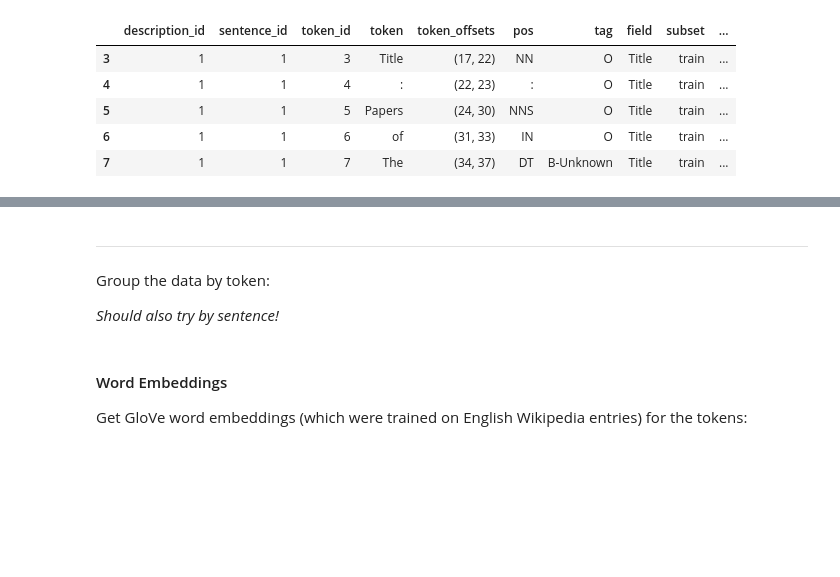
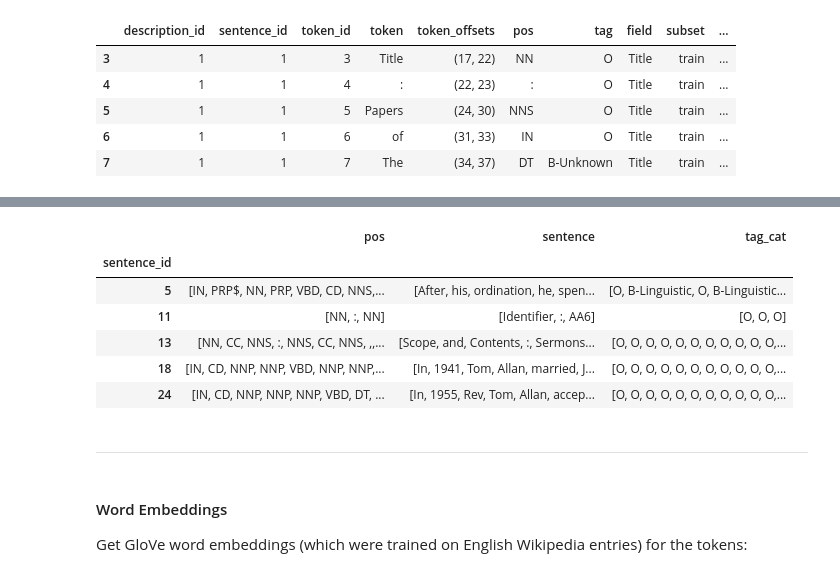
Before and after one commit to thegoose20/gender-bias, a Jupyter notebook: token_classification/BaselineTokenClassifiers_Categories.ipynb, the cells around one changed output, grey strips where cells are left out. Cells and saved outputs as stored; diff of their text form; code cells hidden in the pictures; blank space fills up the shorter version.

```diff
--- a/token_classification/BaselineTokenClassifiers_Categories.ipynb
+++ b/token_classification/BaselineTokenClassifiers_Categories.ipynb
@@ -165,0 +190,17 @@ df_dev.head()
+# %%
+cols_to_keep = ["sentence_id", "pos", "token", "tag_cat"]
+# %%
+df_train_ling_grouped = utils.implodeDataFrame(df_train_ling[cols_to_keep], ["sentence_id"])
+df_dev_ling_grouped = utils.implodeDataFrame(df_dev_ling[cols_to_keep], ["sentence_id"])
+# %%
+df_train_ling_grouped = df_train_ling_grouped.rename(columns={"token":"sentence"})
+df_dev_ling_grouped = df_dev_ling_grouped.rename(columns={"token":"sentence"})
+df_dev_ling_grouped.head()
+# %% [output]
+|  | pos | sentence | tag_cat |
+| sentence_id |  |  |  |
+| 5 | [IN, PRP$, NN, PRP, VBD, CD, NNS,... | [After, his, ordination, he, spen... | [O, B-Linguistic, O, B-Linguistic... |
+| 11 | [NN, :, NN] | [Identifier, :, AA6] | [O, O, O] |
+| 13 | [NN, CC, NNS, :, NNS, CC, NNS, ,,... | [Scope, and, Contents, :, Sermons... | [O, O, O, O, O, O, O, O, O, O, O,... |
+| 18 | [IN, CD, NNP, NNP, VBD, NNP, NNP,... | [In, 1941, Tom, Allan, married, J... | [O, O, O, O, O, O, O, O, O, O, O,... |
+| 24 | [IN, CD, NNP, NNP, NNP, VBD, DT, ... | [In, 1955, Rev, Tom, Allan, accep... | [O, O, O, O, O, O, O, O, O, O, O,... |
@@ -166,6 +211,2 @@ df_dev.head()
 # %% [markdown]
 ***
-# %% [markdown]
-Group the data by token:
-
-*Should also try by sentence!*
```
Also changed, not shown: parts of 59 cells of this notebook, 1 other file.
